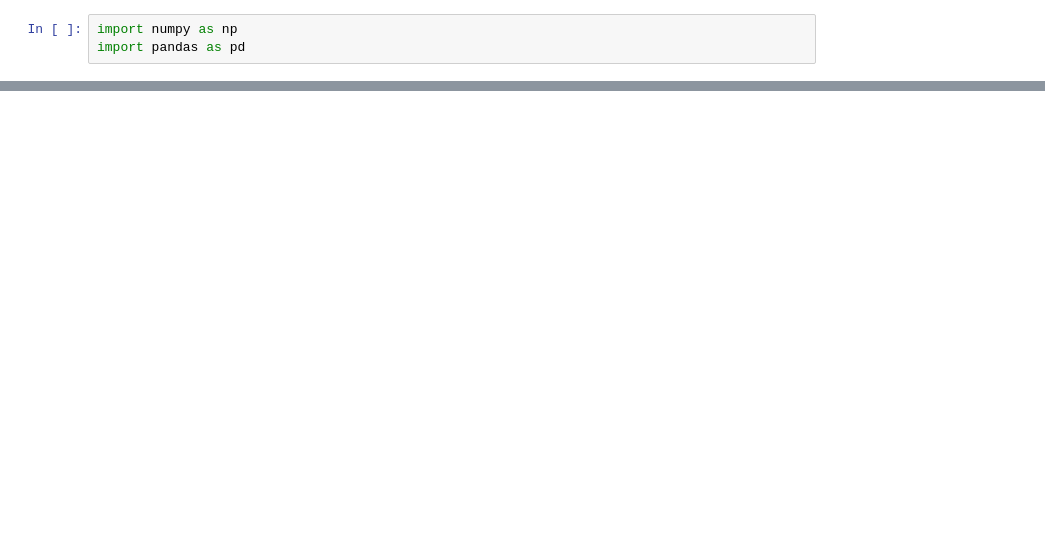
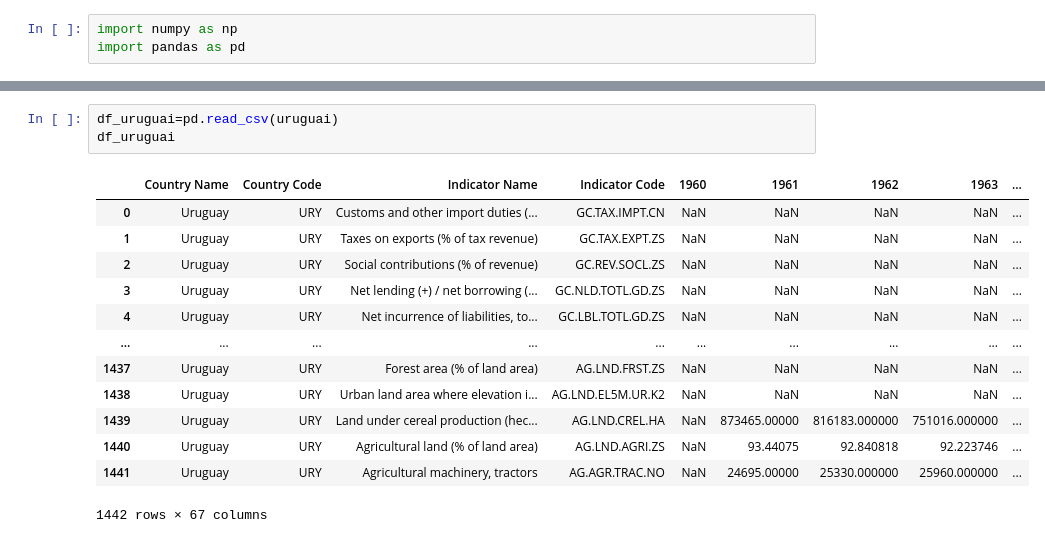
Before and after one commit to brudomingues/analise_dados, a Jupyter notebook: notebooks/Analise_de_dados_06_combinando_dataframe_py.ipynb, the cells around one changed output, grey strips where cells are left out. Drawn from its saved outputs; the diff is of its cells as text; blank space fills up the shorter version.

```diff
--- a/notebooks/Analise_de_dados_06_combinando_dataframe_py.ipynb
+++ b/notebooks/Analise_de_dados_06_combinando_dataframe_py.ipynb
@@ -27,0 +45,17 @@ df_brasil
+# %%
+df_uruguai=pd.read_csv(uruguai)
+df_uruguai
+# %% [output]
+|  | Country Name | Country Code | Indicator Name | Indicator Code | 1960 | 1961 | 1962 | 1963 | ... |
+| 0 | Uruguay | URY | Customs and other import duties (... | GC.TAX.IMPT.CN | NaN | NaN | NaN | NaN | ... |
+| 1 | Uruguay | URY | Taxes on exports (% of tax revenue) | GC.TAX.EXPT.ZS | NaN | NaN | NaN | NaN | ... |
+| 2 | Uruguay | URY | Social contributions (% of revenue) | GC.REV.SOCL.ZS | NaN | NaN | NaN | NaN | ... |
+| 3 | Uruguay | URY | Net lending (+) / net borrowing (... | GC.NLD.TOTL.GD.ZS | NaN | NaN | NaN | NaN | ... |
+| 4 | Uruguay | URY | Net incurrence of liabilities, to... | GC.LBL.TOTL.GD.ZS | NaN | NaN | NaN | NaN | ... |
+| ... | ... | ... | ... | ... | ... | ... | ... | ... | ... |
+| 1437 | Uruguay | URY | Forest area (% of land area) | AG.LND.FRST.ZS | NaN | NaN | NaN | NaN | ... |
+| 1438 | Uruguay | URY | Urban land area where elevation i... | AG.LND.EL5M.UR.K2 | NaN | NaN | NaN | NaN | ... |
+| 1439 | Uruguay | URY | Land under cereal production (hec... | AG.LND.CREL.HA | NaN | 873465.00000 | 816183.000000 | 751016.000000 | ... |
+| 1440 | Uruguay | URY | Agricultural land (% of land area) | AG.LND.AGRI.ZS | NaN | 93.44075 | 92.840818 | 92.223746 | ... |
+| 1441 | Uruguay | URY | Agricultural machinery, tractors | AG.AGR.TRAC.NO | NaN | 24695.00000 | 25330.000000 | 25960.000000 | ... |
+1442 rows × 67 columns
```
Also changed, not shown: parts of 31 cells of this notebook.
